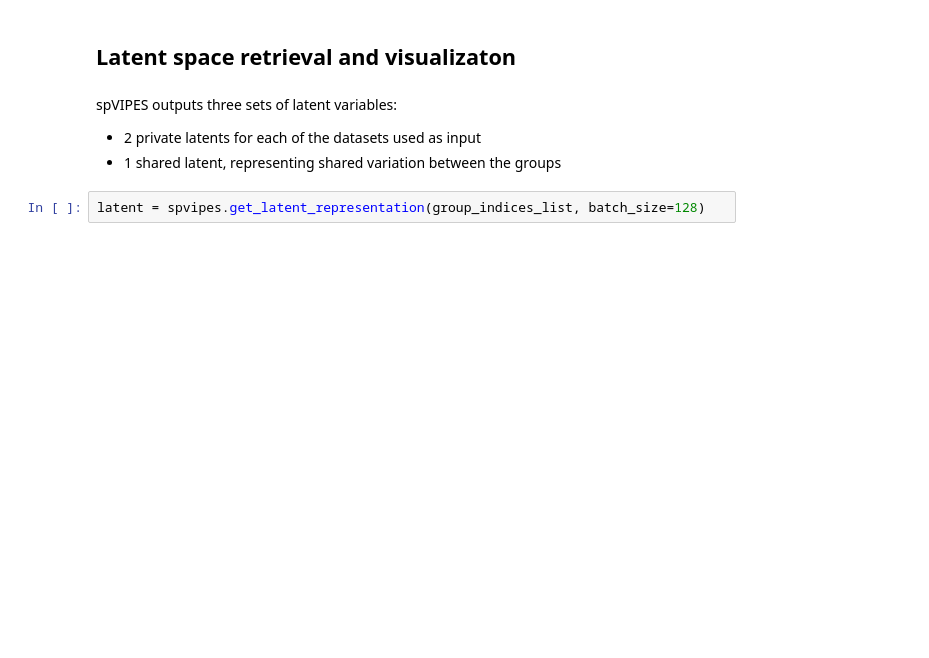
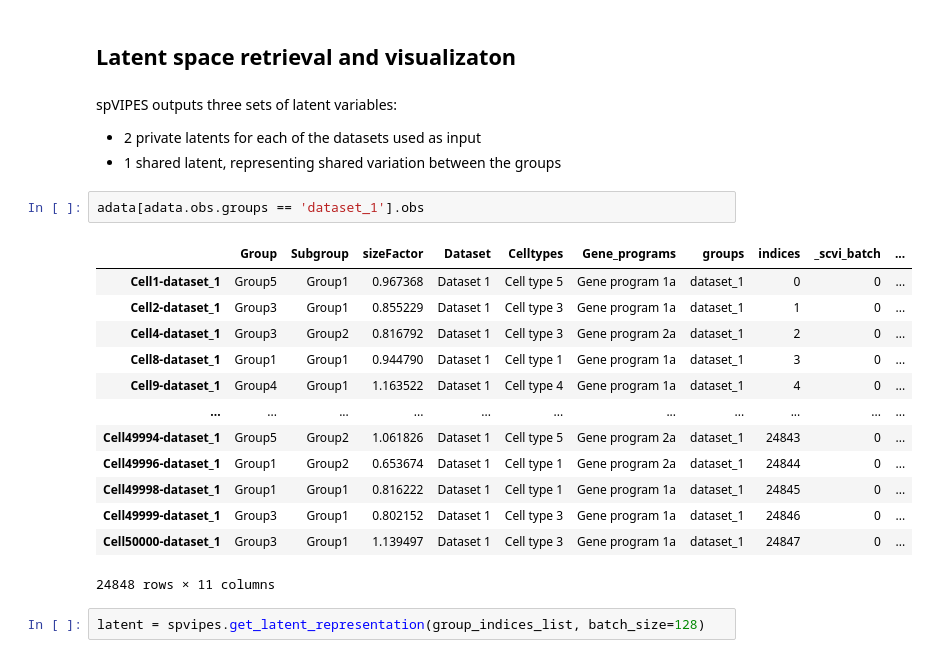
Before and after one commit to nrclaudio/spVIPES, a Jupyter notebook: docs/notebooks/Tutorial.ipynb, the cells around one changed output. Cells and saved outputs as stored; diff of their text form; blank space fills up the shorter version.

```diff
--- a/docs/notebooks/Tutorial.ipynb
+++ b/docs/notebooks/Tutorial.ipynb
@@ -82,6 +198,22 @@ spVIPES outputs three sets of latent variables:
 
 - 2 private latents for each of the datasets used as input
 - 1 shared latent, representing shared variation between the groups
+# %%
+adata[adata.obs.groups == 'dataset_1'].obs
+# %% [output]
+|  | Group | Subgroup | sizeFactor | Dataset | Celltypes | Gene_programs | groups | indices | _scvi_batch | ... |
+| Cell1-dataset_1 | Group5 | Group1 | 0.967368 | Dataset 1 | Cell type 5 | Gene program 1a | dataset_1 | 0 | 0 | ... |
+| Cell2-dataset_1 | Group3 | Group1 | 0.855229 | Dataset 1 | Cell type 3 | Gene program 1a | dataset_1 | 1 | 0 | ... |
+| Cell4-dataset_1 | Group3 | Group2 | 0.816792 | Dataset 1 | Cell type 3 | Gene program 2a | dataset_1 | 2 | 0 | ... |
+| Cell8-dataset_1 | Group1 | Group1 | 0.944790 | Dataset 1 | Cell type 1 | Gene program 1a | dataset_1 | 3 | 0 | ... |
+| Cell9-dataset_1 | Group4 | Group1 | 1.163522 | Dataset 1 | Cell type 4 | Gene program 1a | dataset_1 | 4 | 0 | ... |
+| ... | ... | ... | ... | ... | ... | ... | ... | ... | ... | ... |
+| Cell49994-dataset_1 | Group5 | Group2 | 1.061826 | Dataset 1 | Cell type 5 | Gene program 2a | dataset_1 | 24843 | 0 | ... |
+| Cell49996-dataset_1 | Group1 | Group2 | 0.653674 | Dataset 1 | Cell type 1 | Gene program 2a | dataset_1 | 24844 | 0 | ... |
+| Cell49998-dataset_1 | Group1 | Group1 | 0.816222 | Dataset 1 | Cell type 1 | Gene program 1a | dataset_1 | 24845 | 0 | ... |
+| Cell49999-dataset_1 | Group3 | Group1 | 0.802152 | Dataset 1 | Cell type 3 | Gene program 1a | dataset_1 | 24846 | 0 | ... |
+| Cell50000-dataset_1 | Group3 | Group1 | 1.139497 | Dataset 1 | Cell type 3 | Gene program 1a | dataset_1 | 24847 | 0 | ... |
+24848 rows × 11 columns
 # %%
 latent = spvipes.get_latent_representation(group_indices_list, batch_size=128)
 # %%
```
Also changed, not shown: parts of 19 cells of this notebook, 3 other files.
